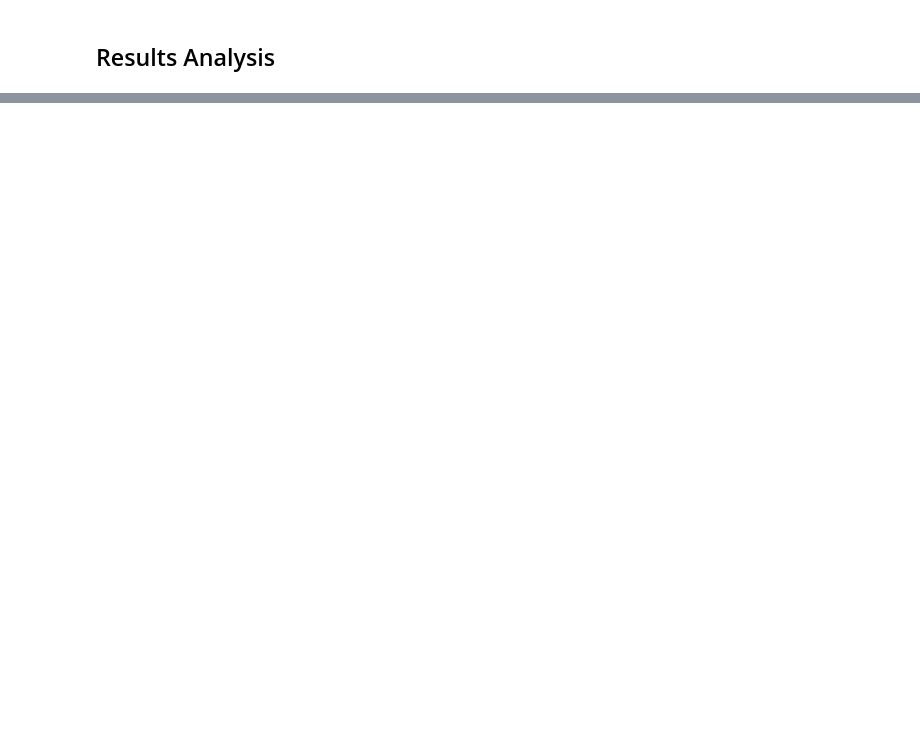
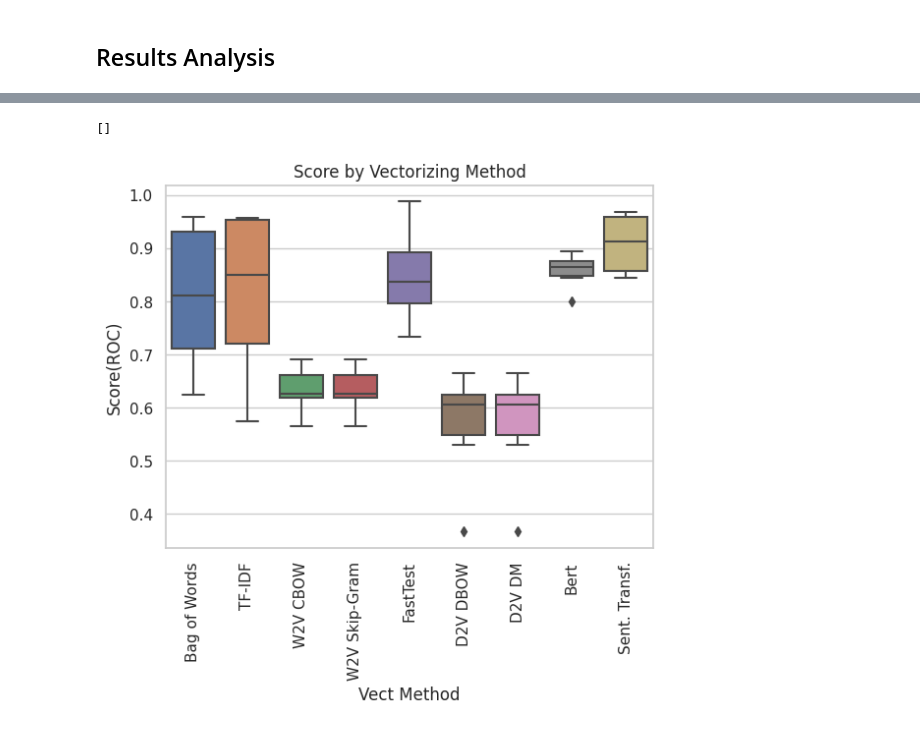
Before and after one commit to rdemarqui/sentiment_analysis, a Jupyter notebook: 02 Vectorization.ipynb, the cells around one changed output, grey strips where cells are left out. Cells and saved outputs as stored; diff of their text form; code cells hidden in the pictures; blank space fills up the shorter version.

```diff
--- a/02 Vectorization.ipynb
+++ b/02 Vectorization.ipynb
@@ -550,0 +581,14 @@ Sentence Transformer Score (ROC)
+# %%
+columns_name = {'level_0':'Text Type', 'level_1': 'Vect Method', 0: 'Score(ROC)'}
+df_scores_vect_stack = df_scores_vect.stack().reset_index().rename(columns=columns_name)
+df_scores_vect_stack['Vect Method & Text'] =  df_scores_vect_stack['Vect Method'] + ' ' + df_scores_vect_stack['Text Type']
+
+ax = sns.boxplot(x='Vect Method',
+                 y='Score(ROC)',
+                 data=df_scores_vect_stack)
+ax.set_xticklabels(ax.get_xticklabels(), rotation=90)
+plt.title('Score by Vectorizing Method')
+plt.plot()
+# %% [output]
+[]
+[figure, added]
```
Also changed, not shown: parts of 27 cells of this notebook.
